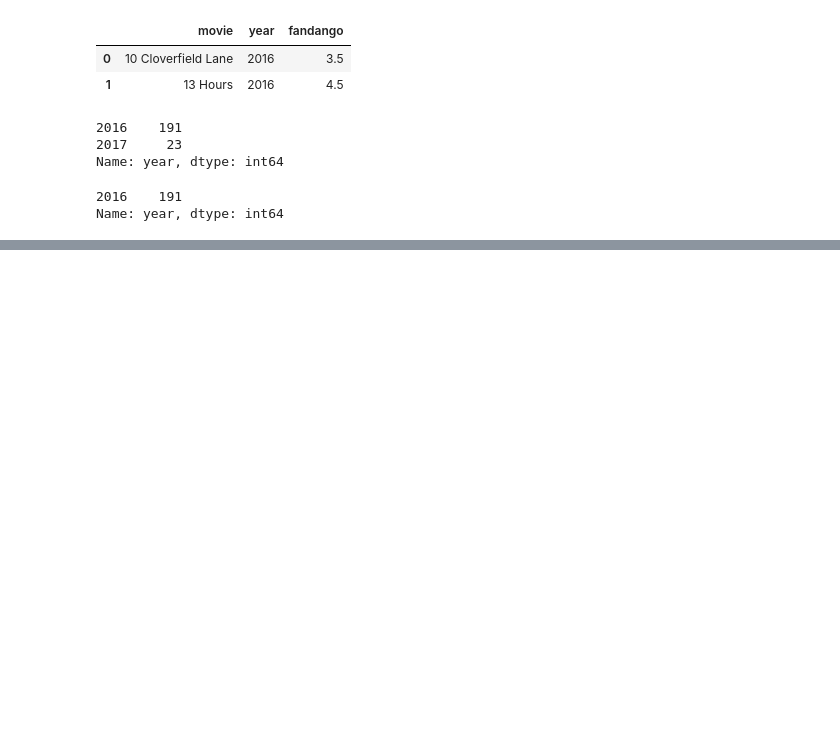
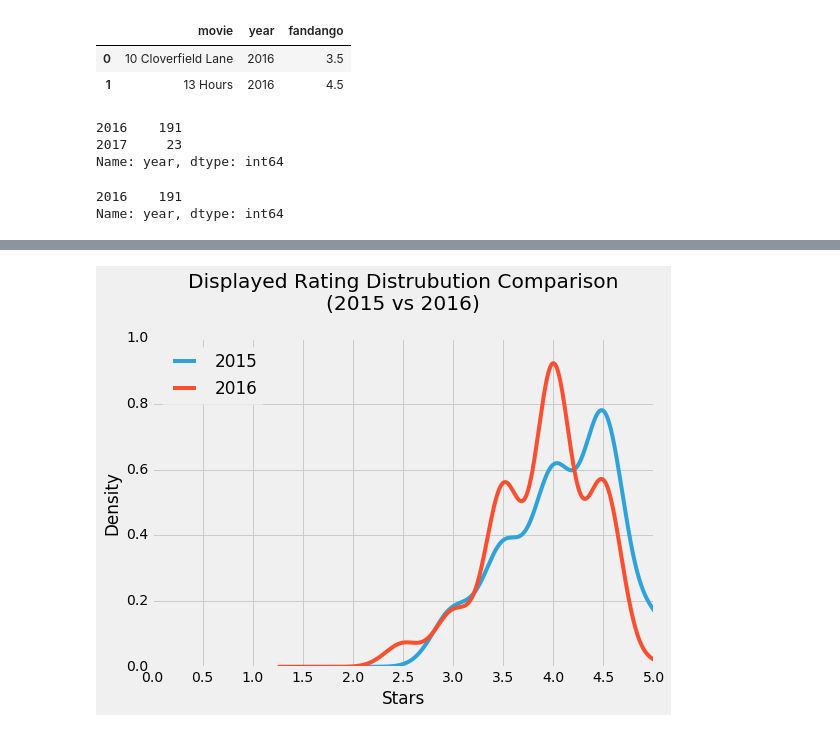
Before and after one commit to JamesDWilkinson/Guided-Project_-Investigating-Fandango-Movie-Ratings, a Jupyter notebook: Basics.ipynb, the cells around one changed output, grey strips where cells are left out. Saved outputs shown, nothing was run; the diff lists cells and outputs as text; code cells hidden in the pictures; blank space fills up the shorter version.

Commit message:
Analyzed Kernel Distribution Plots
And tentatively concluded that Fandango fixed their 2015 bug.

```diff
--- a/Basics.ipynb
+++ b/Basics.ipynb
@@ -181,0 +186,20 @@ Name: year, dtype: int64
+# %%
+import matplotlib.pyplot as plt
+from numpy import arange
+%matplotlib inline
+plt.style.use('fivethirtyeight')
+
+fand_2015['Fandango_Stars'].plot.kde(label='2015', legend=True, figsize=(8, 5.5))
+fand_2016['fandango'].plot.kde(label='2016', legend=True)
+
+plt.title(
+    'Displayed Rating Distrubution Comparison\n(2015 vs 2016)',
+    y=1.07
+)
+
+plt.xlabel('Stars')
+plt.xlim(0, 5)
+plt.xticks(arange(0, 5.5, .5))
+plt.show()
+# %% [output]
+[figure, added]
```
Also changed, not shown: parts of 5 cells of this notebook.
